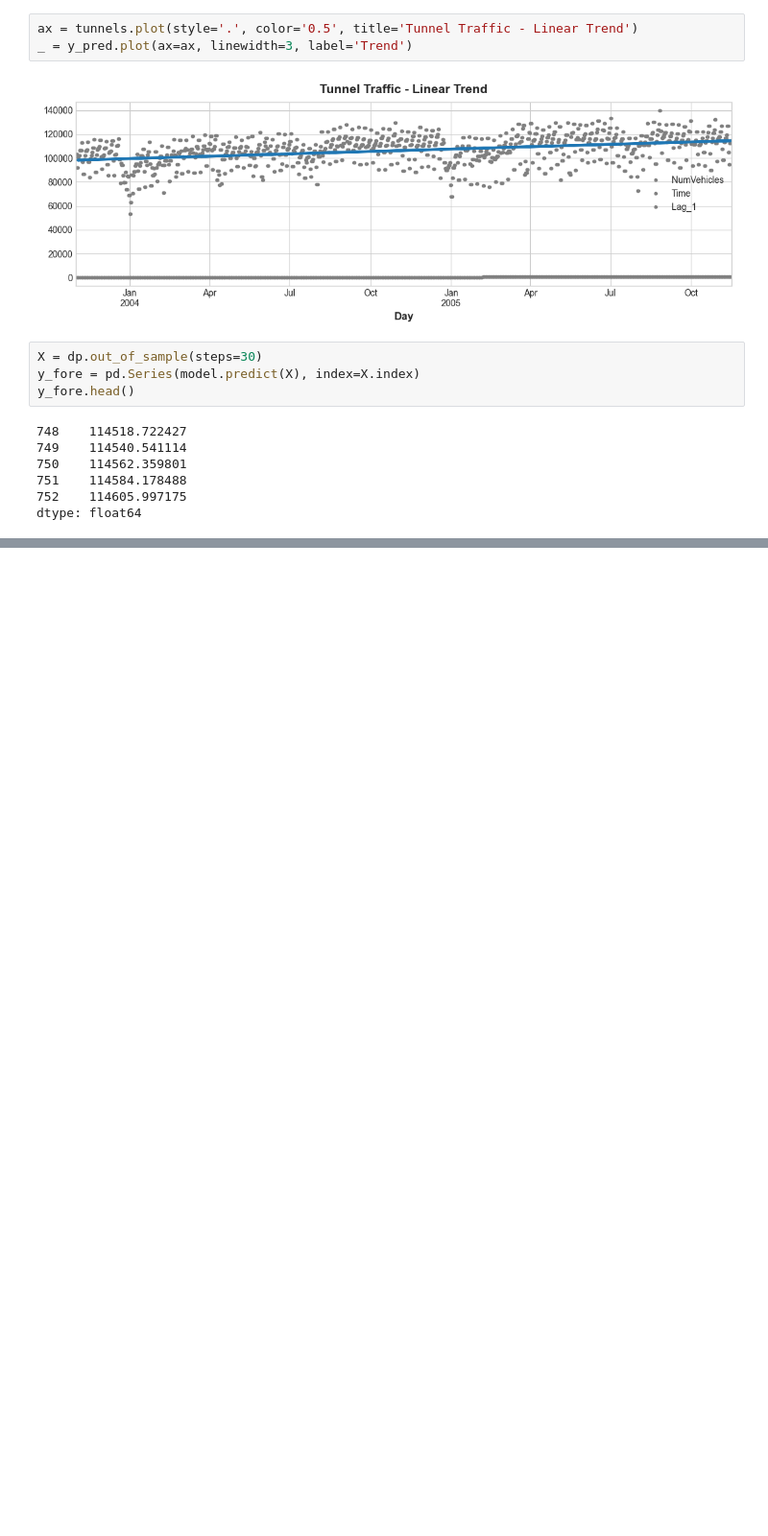
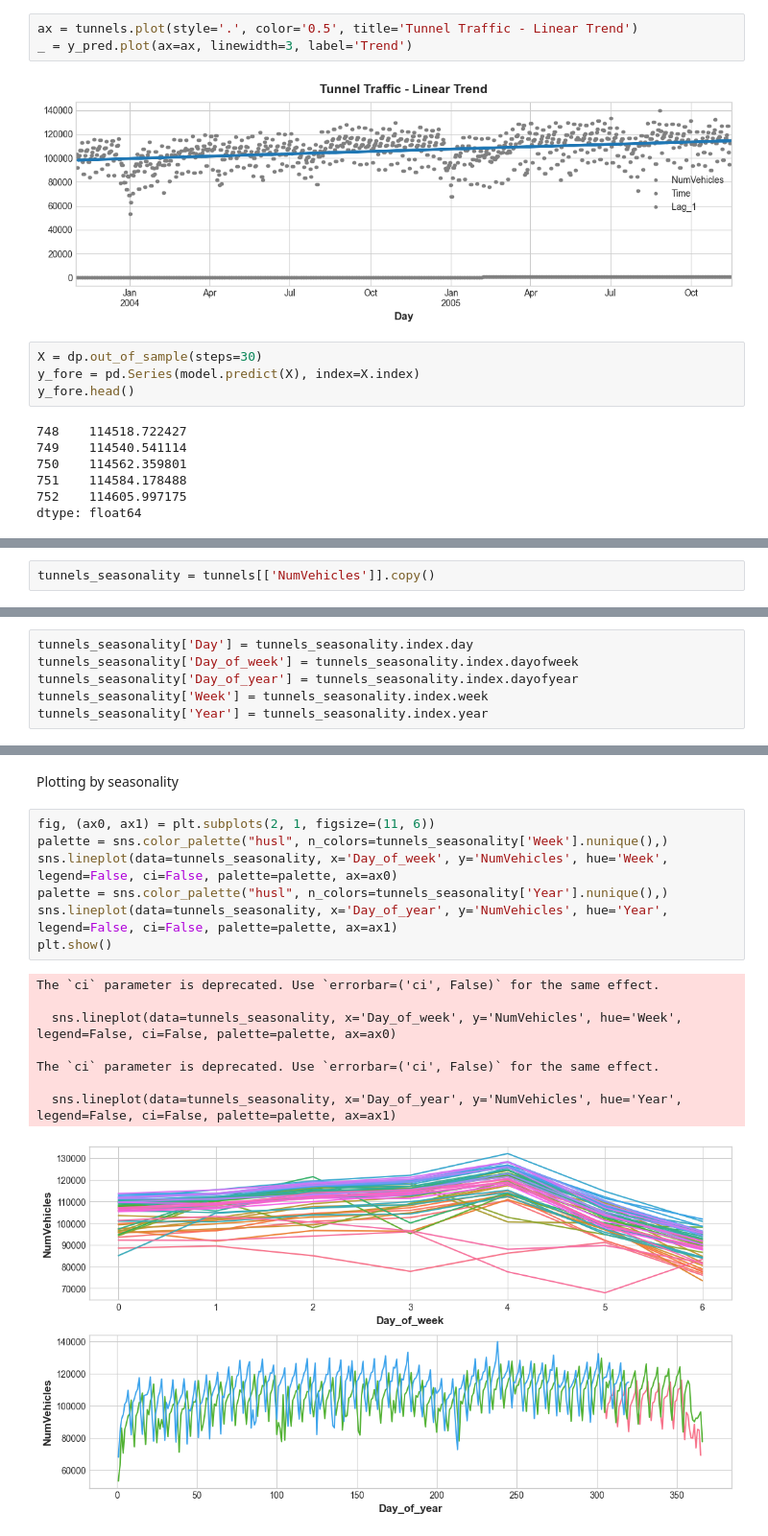
Before and after one commit to Medoci/Medoci, a Jupyter notebook: notebooks/Kaggle_Time_Series_Forecasting.ipynb, the cells around one changed output, grey strips where cells are left out. Shown at 96% size. Drawn from its saved outputs; the diff is of its cells as text; blank space fills up the shorter version.

Commit message:
added seasonality

```diff
--- a/notebooks/Kaggle_Time_Series_Forecasting.ipynb
+++ b/notebooks/Kaggle_Time_Series_Forecasting.ipynb
@@ -453,0 +456,2 @@ dtype: float64
+# %%
+tunnels_seasonality = tunnels[['NumVehicles']].copy()
@@ -453,0 +480,6 @@ dtype: float64
+# %%
+tunnels_seasonality['Day'] = tunnels_seasonality.index.day
+tunnels_seasonality['Day_of_week'] = tunnels_seasonality.index.dayofweek
+tunnels_seasonality['Day_of_year'] = tunnels_seasonality.index.dayofyear
+tunnels_seasonality['Week'] = tunnels_seasonality.index.week
+tunnels_seasonality['Year'] = tunnels_seasonality.index.year
@@ -453,0 +503,18 @@ dtype: float64
+# %% [markdown]
+Plotting by seasonality
+# %%
+fig, (ax0, ax1) = plt.subplots(2, 1, figsize=(11, 6))
+palette = sns.color_palette("husl", n_colors=tunnels_seasonality['Week'].nunique(),)
+sns.lineplot(data=tunnels_seasonality, x='Day_of_week', y='NumVehicles', hue='Week', legend=False, ci=False, palette=palette, ax=ax0)
+palette = sns.color_palette("husl", n_colors=tunnels_seasonality['Year'].nunique(),)
+sns.lineplot(data=tunnels_seasonality, x='Day_of_year', y='NumVehicles', hue='Year', legend=False, ci=False, palette=palette, ax=ax1)
+plt.show()
+# %% [output]
+The `ci` parameter is deprecated. Use `errorbar=('ci', False)` for the same effect.
+
+  sns.lineplot(data=tunnels_seasonality, x='Day_of_week', y='NumVehicles', hue='Week', legend=False, ci=False, palette=palette, ax=ax0)
+
+The `ci` parameter is deprecated. Use `errorbar=('ci', False)` for the same effect.
+
+  sns.lineplot(data=tunnels_seasonality, x='Day_of_year', y='NumVehicles', hue='Year', legend=False, ci=False, palette=palette, ax=ax1)
+[figure, added]
```
Also changed, not shown: parts of 8 cells of this notebook.
